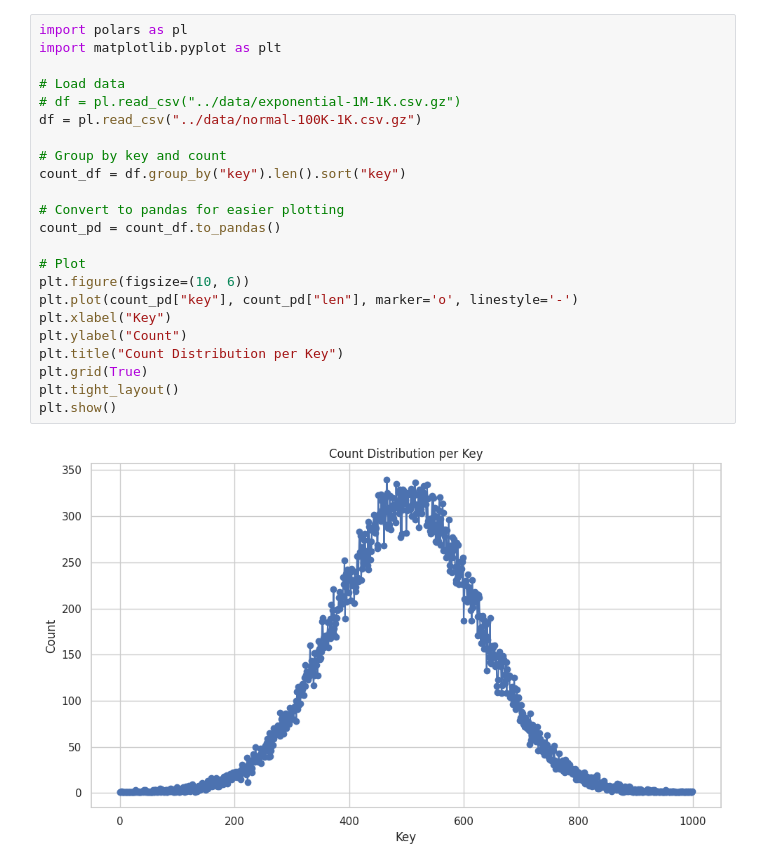
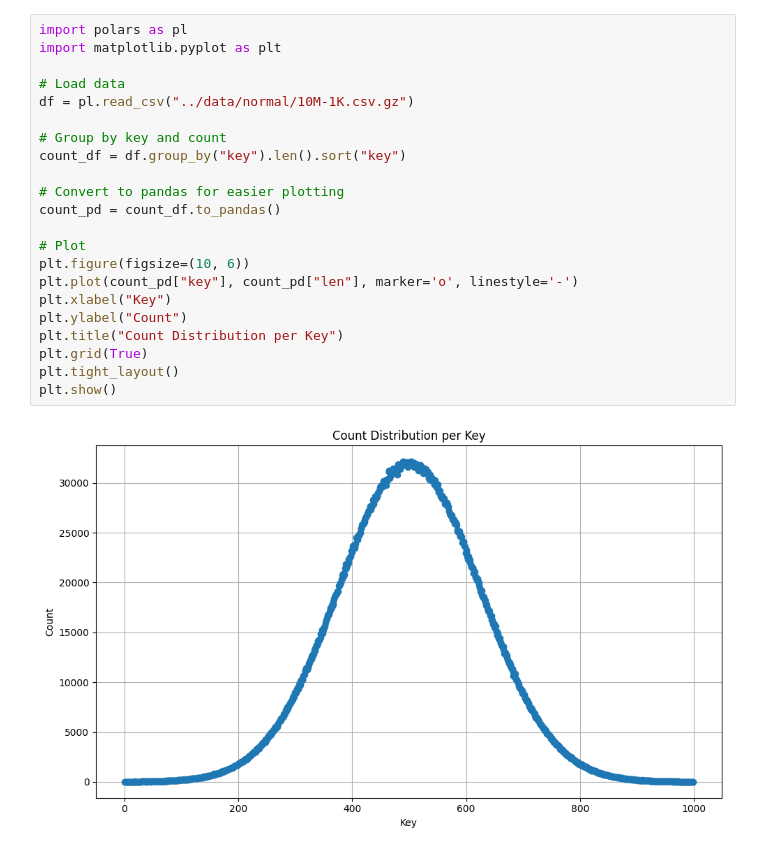
Before and after one commit to haok1402/parallel-groupby, a Jupyter notebook: visualize/dist_visualise.ipynb, the cells around one changed output. Saved outputs shown, nothing was run; the diff lists cells and outputs as text.

```diff
--- a/visualize/dist_visualise.ipynb
+++ b/visualize/dist_visualise.ipynb
@@ -1,25 +1,24 @@
 # %%
 import polars as pl
 import matplotlib.pyplot as plt
 
 # Load data
-# df = pl.read_csv("../data/exponential-1M-1K.csv.gz")
-df = pl.read_csv("../data/normal-100K-1K.csv.gz")
+df = pl.read_csv("../data/normal/10M-1K.csv.gz")
 
 # Group by key and count
 count_df = df.group_by("key").len().sort("key")
 
 # Convert to pandas for easier plotting
 count_pd = count_df.to_pandas()
 
 # Plot
 plt.figure(figsize=(10, 6))
 plt.plot(count_pd["key"], count_pd["len"], marker='o', linestyle='-')
 plt.xlabel("Key")
 plt.ylabel("Count")
 plt.title("Count Distribution per Key")
 plt.grid(True)
 plt.tight_layout()
 plt.show()
 # %% [output]
-[figure, old version]
+[figure, new version]
```
Also changed, not shown: parts of 1 cell of this notebook, 1 other file.
